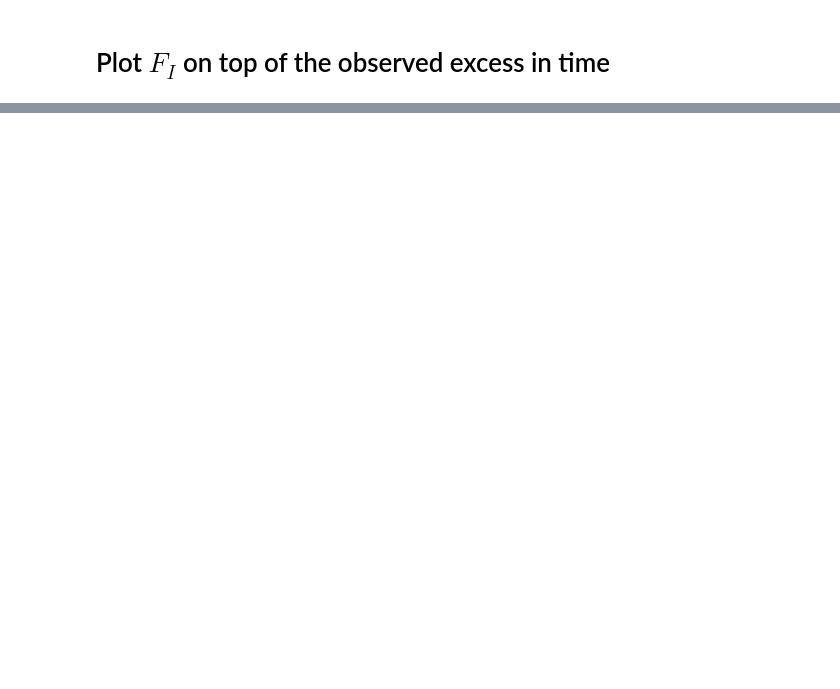
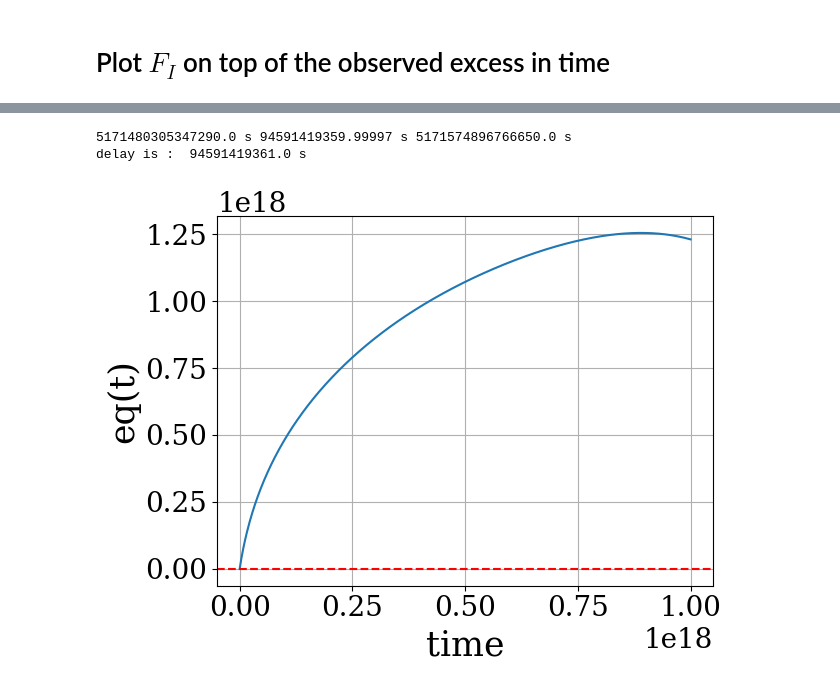
Before and after one commit to mcroisonnier/IGMF, a Jupyter notebook: CleanCode_For_Mathilde.ipynb, the cells around one changed output, grey strips where cells are left out. Saved outputs shown, nothing was run; the diff lists cells and outputs as text; code cells hidden in the pictures; blank space fills up the shorter version.

```diff
--- a/CleanCode_For_Mathilde.ipynb
+++ b/CleanCode_For_Mathilde.ipynb
@@ -646,0 +697,73 @@ ax.errorbar(bincenters.value, LC_intr.value, LC_intr_unc.value ,binwidth.value/2
+# %%
+#compute t_cascade
+
+delta_r = np.sqrt(d_E**2 + d_yy**2 - 2 * d_E * d_yy * np.cos(delta + theta))
+delta_r_sec = (delta_r / c).to(u.s)
+
+def comoving_distance(z): #eq32
+    integrand = lambda z: 1.0 / np.sqrt(Omega_M * (1 + z)**3 + Omega_A)
+    integral, _ = quad(integrand, 0, z)
+    return (c / H0) * integral
+
+d_E = comoving_distance(z_E)
+d_yy = comoving_distance(z_yy)
+
+z_array = np.linspace(0, 10, 10000)
+dt_dz_vals = np.array([dt_dz(z).to(u.s).value for z in z_array])
+t_array = cumtrapz(dt_dz_vals, z_array, initial=0)
+
+t0 = t_array[-1] * u.s
+z_of_t = interp1d(t_array, z_array, kind='cubic', fill_value='extrapolate')
+
+def a_t(t_sec):
+    z = z_of_t(t_sec)
+    return 1.0 / (1.0 + z)
+
+def integral_dt_over_a(t_cascade_sec):
+    t_min = t0.to(u.s).value - t_cascade_sec
+    t_max = t0.to(u.s).value
+
+    t_vals = np.linspace(t_min, t_max, 1000)
+    a_vals = a_t(t_vals)
+
+    integrand = 1 / a_vals
+    integral = np.trapz(integrand, t_vals)
+
+    return integral * u.s
+
+
+def equation_to_solve(t_cascade_sec): #eq38
+    return integral_dt_over_a(t_cascade_sec).value - delta_r_sec.value
+
+sol = root_scalar(equation_to_solve, bracket=[1e9, 5e17], method='brentq')
+
+if sol.converged:
+    t_cascade = sol.root * u.s
+    t_cas = t_E - t_cascade
+    print(t_cas, t_cascade, t_E)
+else:
+    print(" La résolution de t_cascade a échoué.")
+
+t_delay = t_yy - ( t_E - t_cascade)
+
+print ("delay is : ", t_delay )
+############################
+#we have assumed tau_0 > 1, delta <<1
+#z_yy ~ z_E = z
+#z<<1 ( numerical limit )
+#Eq ( 40 ), but we need the formula for z~1 too
+# %% [output]
+5171480305347290.0 s 94591419359.99997 s 5171574896766650.0 s
+delay is :  94591419361.0 s
+# %%
+time = np.linspace(0, 0.01e20, 500)
+ys = [equation_to_solve(t_cascade_sec) for t_cascade_sec in time]
+
+plt.plot(time, ys)
+plt.axhline(0, color='red', linestyle='--')
+plt.xlabel("time")
+plt.ylabel("eq(t)")
+plt.grid(True)
+plt.show()
+# %% [output]
+[figure, added]
```
Also changed, not shown: parts of 14 cells of this notebook, 6 other files.
